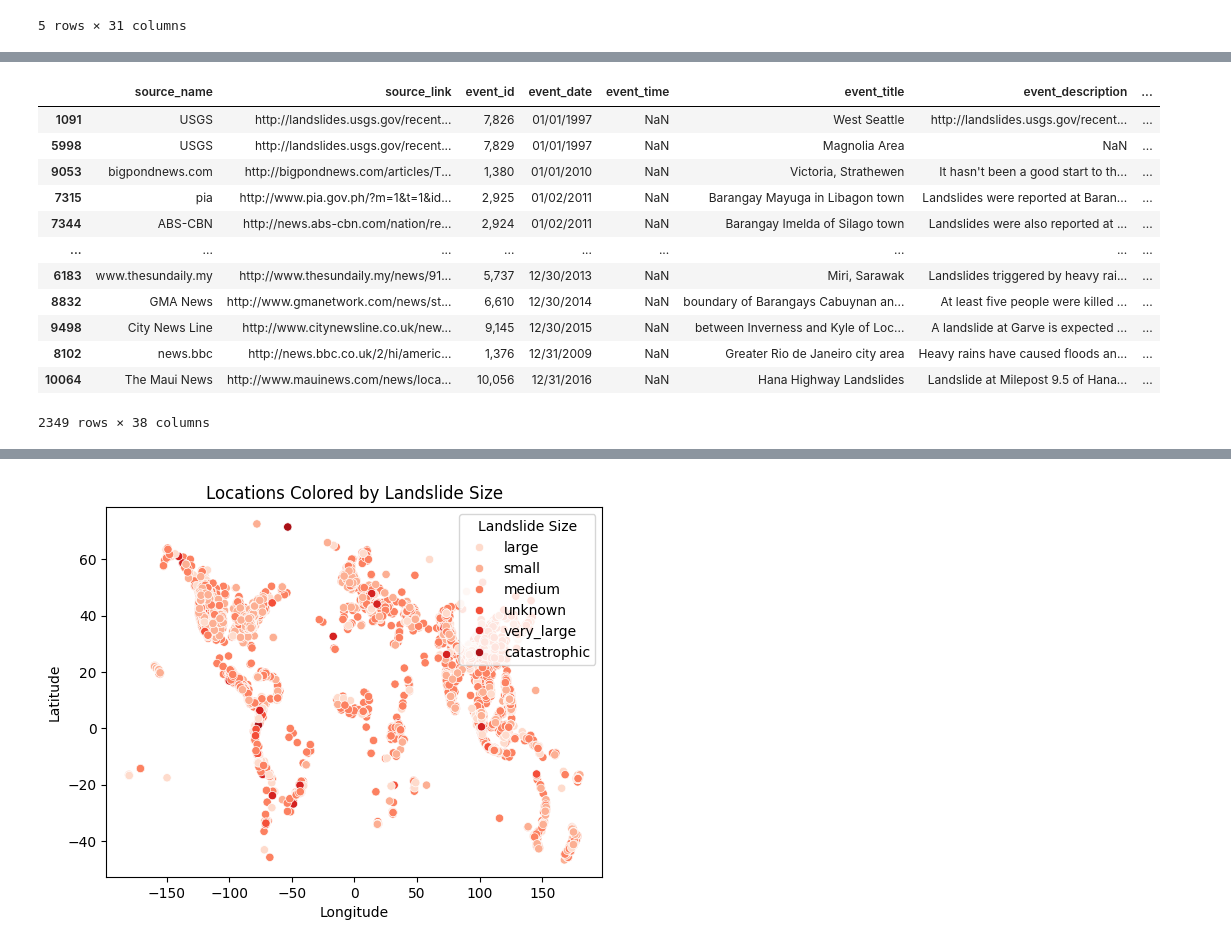
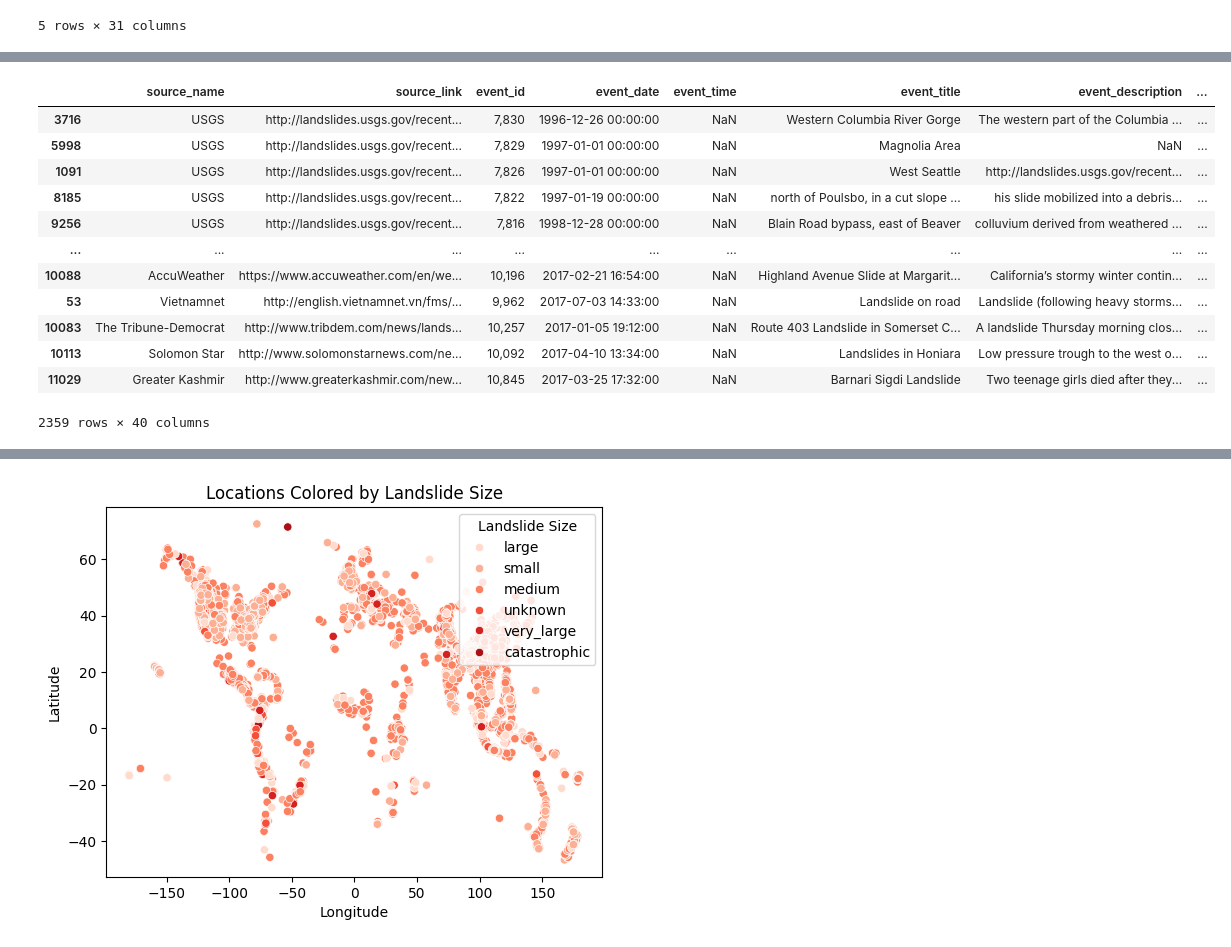
Before and after one commit to Mcrash01/Python-data-analysis, a Jupyter notebook: exploration.ipynb, the cells around one changed output, grey strips where cells are left out. Drawn from its saved outputs; the diff is of its cells as text; code cells hidden in the pictures.

```diff
--- a/exploration.ipynb
+++ b/exploration.ipynb
@@ -83,5 +85,5 @@ landslides
 # %%
-landslides[["event_date_day", "event_date_month", "event_date_year"]]= landslides["event_date"].str.split('/',expand= True)
+landslides[["event_date_day", "event_date_month", "event_date_year"]]= landslides["event_date2"].str.split('/',expand= True)
 # landslides[["event_time2"]]= landslides["event_date"].str.split('/',expand= True).concat()
 landslides
 # %% [output]
@@ -101,7 +103,8 @@ landslides
-# %%
-landslides["event_hour"]= landslides["event_hour"].astype(int)
+# %%
+landslides["event_hour2"]= landslides["event_hour2"].astype(int)
+landslides["event_date"]= pd.to_datetime(landslides["event_date"])
 # %%
-landslides.loc[landslides['eventAmOrPm'] == 'PM', 'event_hour'] = landslides.loc[landslides['eventAmOrPm'] == 'PM', 'event_hour'] + 12
+landslides.loc[landslides['eventAmOrPm'] == 'PM', 'event_hour2'] = landslides.loc[landslides['eventAmOrPm'] == 'PM', 'event_hour2'] + 12
 landslides
 # %% [output]
 |  | source_name | source_link | event_id | event_date | event_time | event_title | event_description | ... |
@@ -228,23 +231,23 @@ event_date_month              object
 event_date_year               object
 dtype: object
 # %%
-duplicateRowsDF = landslides[landslides.duplicated(landslides[["event_date","event_hour","event_minute","country_name","landslide_category"]])]
-duplicateRowsDF=duplicateRowsDF.sort_values(by="event_date")
+duplicateRowsDF = landslides[landslides.duplicated(landslides[["event_hour","event_minute","country_name","landslide_category","event_date_day","event_date_month","event_date_year"]])]
+duplicateRowsDF=duplicateRowsDF.sort_values(by="event_date_year")
 duplicateRowsDF
 # %% [output]
 |  | source_name | source_link | event_id | event_date | event_time | event_title | event_description | ... |
-| 1091 | USGS | http://landslides.usgs.gov/recent... | 7,826 | 01/01/1997 | NaN | West Seattle | http://landslides.usgs.gov/recent... | ... |
-| 5998 | USGS | http://landslides.usgs.gov/recent... | 7,829 | 01/01/1997 | NaN | Magnolia Area | NaN | ... |
-| 9053 | bigpondnews.com | http://bigpondnews.com/articles/T... | 1,380 | 01/01/2010 | NaN | Victoria, Strathewen | It hasn't been a good start to th... | ... |
-| 7315 | pia | http://www.pia.gov.ph/?m=1&t=1&id... | 2,925 | 01/02/2011 | NaN | Barangay Mayuga in Libagon town | Landslides were reported at Baran... | ... |
-| 7344 | ABS-CBN | http://news.abs-cbn.com/nation/re... | 2,924 | 01/02/2011 | NaN | Barangay Imelda of Silago town | Landslides were also reported at ... | ... |
+| 3716 | USGS | http://landslides.usgs.gov/recent... | 7,830 | 1996-12-26 00:00:00 | NaN | Western Columbia River Gorge | The western part of the Columbia ... | ... |
+| 5998 | USGS | http://landslides.usgs.gov/recent... | 7,829 | 1997-01-01 00:00:00 | NaN | Magnolia Area | NaN | ... |
+| 1091 | USGS | http://landslides.usgs.gov/recent... | 7,826 | 1997-01-01 00:00:00 | NaN | West Seattle | http://landslides.usgs.gov/recent... | ... |
+| 8185 | USGS | http://landslides.usgs.gov/recent... | 7,822 | 1997-01-19 00:00:00 | NaN | north of Poulsbo, in a cut slope ... | his slide mobilized into a debris... | ... |
+| 9256 | USGS | http://landslides.usgs.gov/recent... | 7,816 | 1998-12-28 00:00:00 | NaN | Blain Road bypass, east of Beaver | colluvium derived from weathered ... | ... |
 | ... | ... | ... | ... | ... | ... | ... | ... | ... |
-| 6183 | www.thesundaily.my | http://www.thesundaily.my/news/91... | 5,737 | 12/30/2013 | NaN | Miri, Sarawak | Landslides triggered by heavy rai... | ... |
-| 8832 | GMA News | http://www.gmanetwork.com/news/st... | 6,610 | 12/30/2014 | NaN | boundary of Barangays Cabuynan an... | At least five people were killed ... | ... |
-| 9498 | City News Line | http://www.citynewsline.co.uk/new... | 9,145 | 12/30/2015 | NaN | between Inverness and Kyle of Loc... | A landslide at Garve is expected ... | ... |
-| 8102 | news.bbc | http://news.bbc.co.uk/2/hi/americ... | 1,376 | 12/31/2009 | NaN | Greater Rio de Janeiro city area | Heavy rains have caused floods an... | ... |
-| 10064 | The Maui News | http://www.mauinews.com/news/loca... | 10,056 | 12/31/2016 | NaN | Hana Highway Landslides | Landslide at Milepost 9.5 of Hana... | ... |
+| 10088 | AccuWeather | https://www.accuweather.com/en/we... | 10,196 | 2017-02-21 16:54:00 | NaN | Highland Avenue Slide at Margarit... | California’s stormy winter contin... | ... |
+| 53 | Vietnamnet | http://english.vietnamnet.vn/fms/... | 9,962 | 2017-07-03 14:33:00 | NaN | Landslide on road | Landslide (following heavy storms... | ... |
+| 10083 | The Tribune-Democrat | http://www.tribdem.com/news/lands... | 10,257 | 2017-01-05 19:12:00 | NaN | Route 403 Landslide in Somerset C... | A landslide Thursday morning clos... | ... |
+| 10113 | Solomon Star | http://www.solomonstarnews.com/ne... | 10,092 | 2017-04-10 13:34:00 | NaN | Landslides in Honiara | Low pressure trough to the west o... | ... |
+| 11029 | Greater Kashmir | http://www.greaterkashmir.com/new... | 10,845 | 2017-03-25 17:32:00 | NaN | Barnari Sigdi Landslide | Two teenage girls died after they... | ... |
-2349 rows × 38 columns
+2359 rows × 40 columns
 # %%
 landslides
 # %% [output]
```
Also changed, not shown: parts of 16 cells of this notebook.
